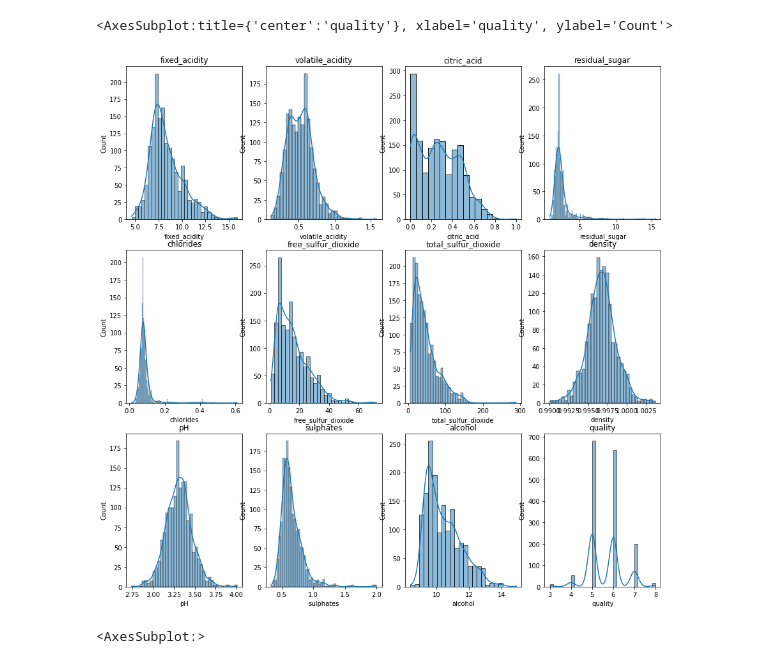
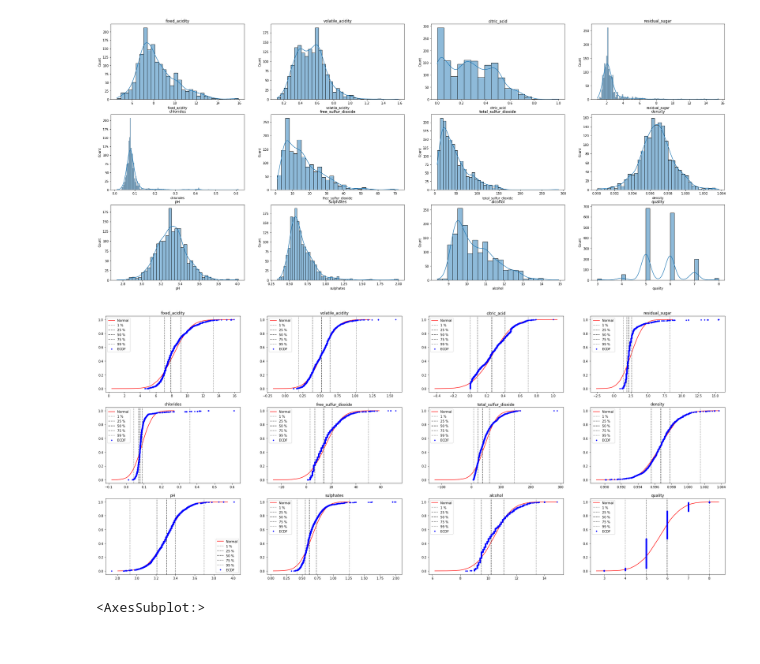
Before and after one commit to DanielCastriani/Red-Wine-Quality, a Jupyter notebook: notebooks/exploratory_data_analisis.ipynb, the cells around one changed output. Drawn from its saved outputs; the diff is of its cells as text; code cells hidden in the pictures.

Commit message:
ecdf

```diff
--- a/notebooks/exploratory_data_analisis.ipynb
+++ b/notebooks/exploratory_data_analisis.ipynb
@@ -9,27 +10,51 @@ from dataset.make_dataset import make_dataset
 # %%
 red_wine = make_dataset()
 # %%
-fig = plt.figure(figsize=(15, 15))
+fig = plt.figure(figsize=(35, 15))
 gs = GridSpec(3, 4)
 
 
 sns.histplot(red_wine['fixed_acidity'], kde=True, ax=fig.add_subplot(gs[0, 0], title='fixed_acidity'))
 sns.histplot(red_wine['volatile_acidity'], kde=True, ax=fig.add_subplot(gs[0, 1], title='volatile_acidity'))
 sns.histplot(red_wine['citric_acid'], kde=True, ax=fig.add_subplot(gs[0, 2], title='citric_acid'))
 sns.histplot(red_wine['residual_sugar'], kde=True, ax=fig.add_subplot(gs[0, 3], title='residual_sugar'))
 
 sns.histplot(red_wine['chlorides'], kde=True, ax=fig.add_subplot(gs[1, 0], title='chlorides'))
 sns.histplot(red_wine['free_sulfur_dioxide'], kde=True, ax=fig.add_subplot(gs[1, 1], title='free_sulfur_dioxide'))
 sns.histplot(red_wine['total_sulfur_dioxide'], kde=True, ax=fig.add_subplot(gs[1, 2], title='total_sulfur_dioxide'))
 sns.histplot(red_wine['density'], kde=True, ax=fig.add_subplot(gs[1, 3], title='density'))
 
 sns.histplot(red_wine['pH'], kde=True, ax=fig.add_subplot(gs[2, 0], title='pH'))
 sns.histplot(red_wine['sulphates'], kde=True, ax=fig.add_subplot(gs[2, 1], title='sulphates'))
 sns.histplot(red_wine['alcohol'], kde=True, ax=fig.add_subplot(gs[2, 2], title='alcohol'))
 sns.histplot(red_wine['quality'], kde=True, ax=fig.add_subplot(gs[2, 3], title='quality'))
+
+plt.show()
 # %% [output]
-<AxesSubplot:title={'center':'quality'}, xlabel='quality', ylabel='Count'>
-[figure, old version]
+[figure, new version]
+# %%
+fig = plt.figure(figsize=(35, 15))
+gs = GridSpec(3, 4)
+
+
+ecdf_plot(red_wine['fixed_acidity'], ax=fig.add_subplot(gs[0, 0], title='fixed_acidity'), show=False)
+ecdf_plot(red_wine['volatile_acidity'], ax=fig.add_subplot(gs[0, 1], title='volatile_acidity'), show=False)
+ecdf_plot(red_wine['citric_acid'], ax=fig.add_subplot(gs[0, 2], title='citric_acid'), show=False)
+ecdf_plot(red_wine['residual_sugar'], ax=fig.add_subplot(gs[0, 3], title='residual_sugar'), show=False)
+
+ecdf_plot(red_wine['chlorides'], ax=fig.add_subplot(gs[1, 0], title='chlorides'), show=False)
+ecdf_plot(red_wine['free_sulfur_dioxide'], ax=fig.add_subplot(gs[1, 1], title='free_sulfur_dioxide'), show=False)
+ecdf_plot(red_wine['total_sulfur_dioxide'], ax=fig.add_subplot(gs[1, 2], title='total_sulfur_dioxide'), show=False)
+ecdf_plot(red_wine['density'], ax=fig.add_subplot(gs[1, 3], title='density'), show=False)
+
+ecdf_plot(red_wine['pH'], ax=fig.add_subplot(gs[2, 0], title='pH'), show=False)
+ecdf_plot(red_wine['sulphates'], ax=fig.add_subplot(gs[2, 1], title='sulphates'), show=False)
+ecdf_plot(red_wine['alcohol'], ax=fig.add_subplot(gs[2, 2], title='alcohol'), show=False)
+ecdf_plot(red_wine['quality'], ax=fig.add_subplot(gs[2, 3], title='quality'), show=False)
+
+plt.show()
+# %% [output]
+[figure, added]
 # %%
 plt.figure(figsize=(12, 12))
 sns.heatmap(red_wine.corr(), annot=True)
```
Also changed, not shown: parts of 1 cell of this notebook, 1 other file.
